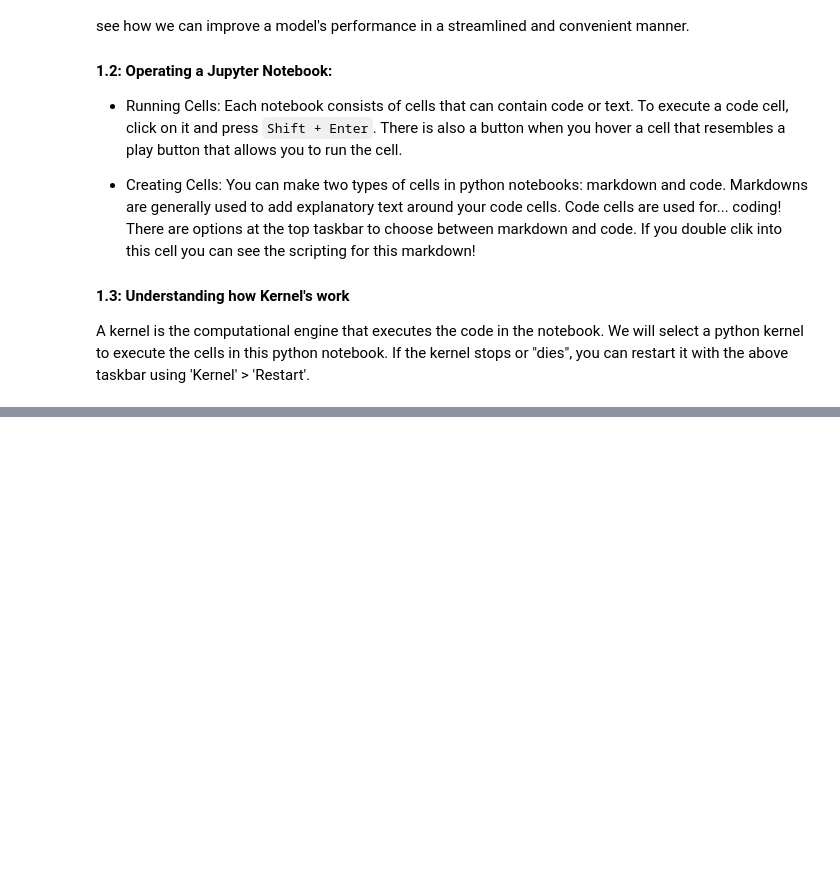
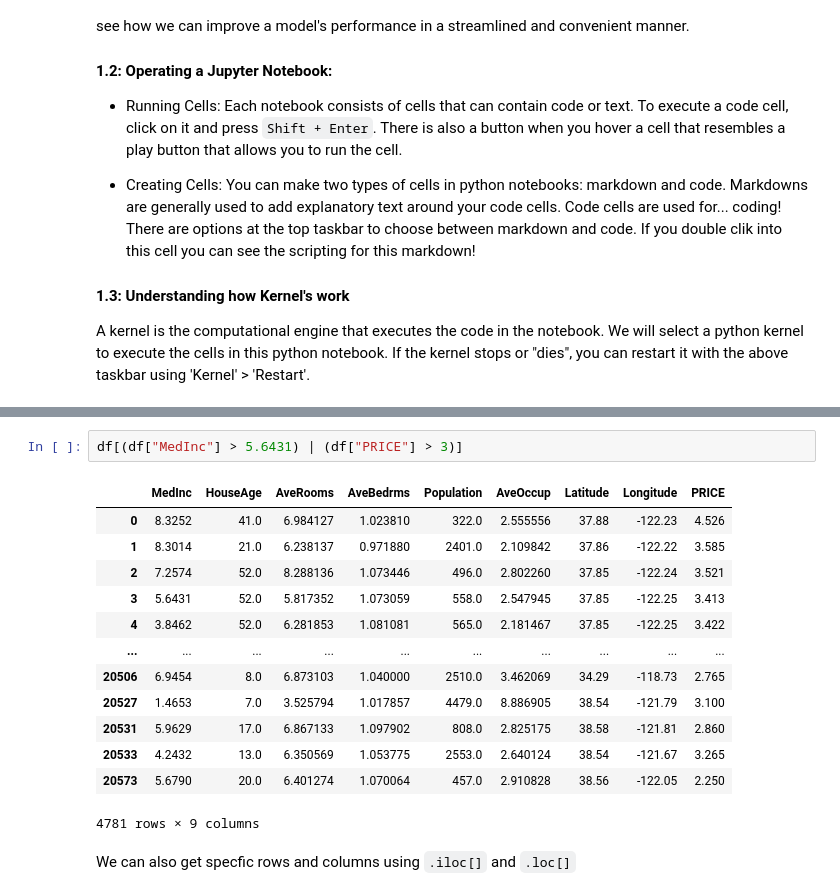
Before and after one commit to rahilisashaik/pdm-intro-to-data, a Jupyter notebook: eda.ipynb, the cells around one changed output, grey strips where cells are left out. Saved outputs shown, nothing was run; the diff lists cells and outputs as text; blank space fills up the shorter version.

```diff
--- a/eda.ipynb
+++ b/eda.ipynb
@@ -241,0 +276,18 @@ plt.show()
+# %%
+df[(df["MedInc"] > 5.6431) | (df["PRICE"] > 3)]
+# %% [output]
+|  | MedInc | HouseAge | AveRooms | AveBedrms | Population | AveOccup | Latitude | Longitude | PRICE |
+| 0 | 8.3252 | 41.0 | 6.984127 | 1.023810 | 322.0 | 2.555556 | 37.88 | -122.23 | 4.526 |
+| 1 | 8.3014 | 21.0 | 6.238137 | 0.971880 | 2401.0 | 2.109842 | 37.86 | -122.22 | 3.585 |
+| 2 | 7.2574 | 52.0 | 8.288136 | 1.073446 | 496.0 | 2.802260 | 37.85 | -122.24 | 3.521 |
+| 3 | 5.6431 | 52.0 | 5.817352 | 1.073059 | 558.0 | 2.547945 | 37.85 | -122.25 | 3.413 |
+| 4 | 3.8462 | 52.0 | 6.281853 | 1.081081 | 565.0 | 2.181467 | 37.85 | -122.25 | 3.422 |
+| ... | ... | ... | ... | ... | ... | ... | ... | ... | ... |
+| 20506 | 6.9454 | 8.0 | 6.873103 | 1.040000 | 2510.0 | 3.462069 | 34.29 | -118.73 | 2.765 |
+| 20527 | 1.4653 | 7.0 | 3.525794 | 1.017857 | 4479.0 | 8.886905 | 38.54 | -121.79 | 3.100 |
+| 20531 | 5.9629 | 17.0 | 6.867133 | 1.097902 | 808.0 | 2.825175 | 38.58 | -121.81 | 2.860 |
+| 20533 | 4.2432 | 13.0 | 6.350569 | 1.053775 | 2553.0 | 2.640124 | 38.54 | -121.67 | 3.265 |
+| 20573 | 5.6790 | 20.0 | 6.401274 | 1.070064 | 457.0 | 2.910828 | 38.56 | -122.05 | 2.250 |
+4781 rows × 9 columns
+# %% [markdown]
+We can also get specfic rows and columns using `.iloc[]` and `.loc[]`
```
Also changed, not shown: parts of 54 cells of this notebook.
